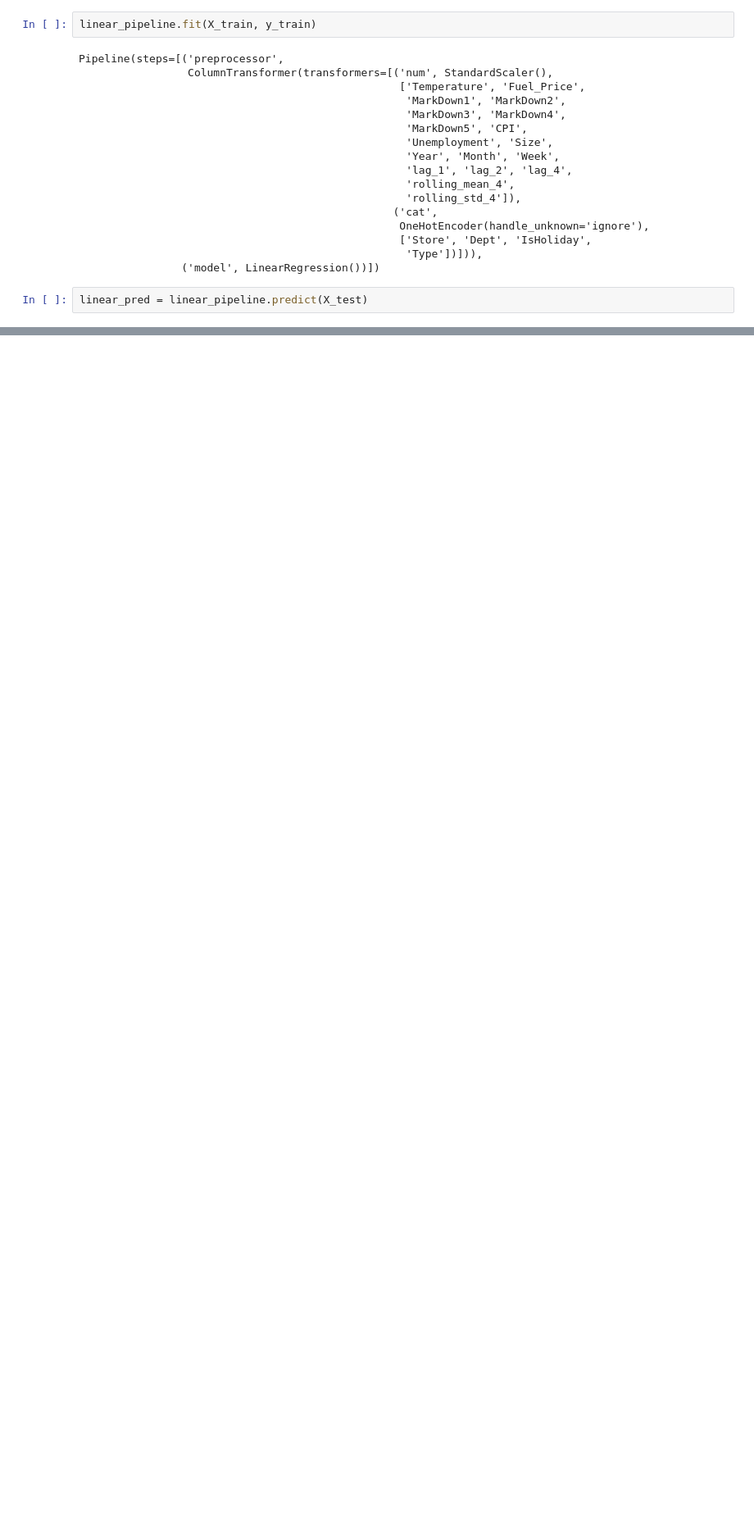
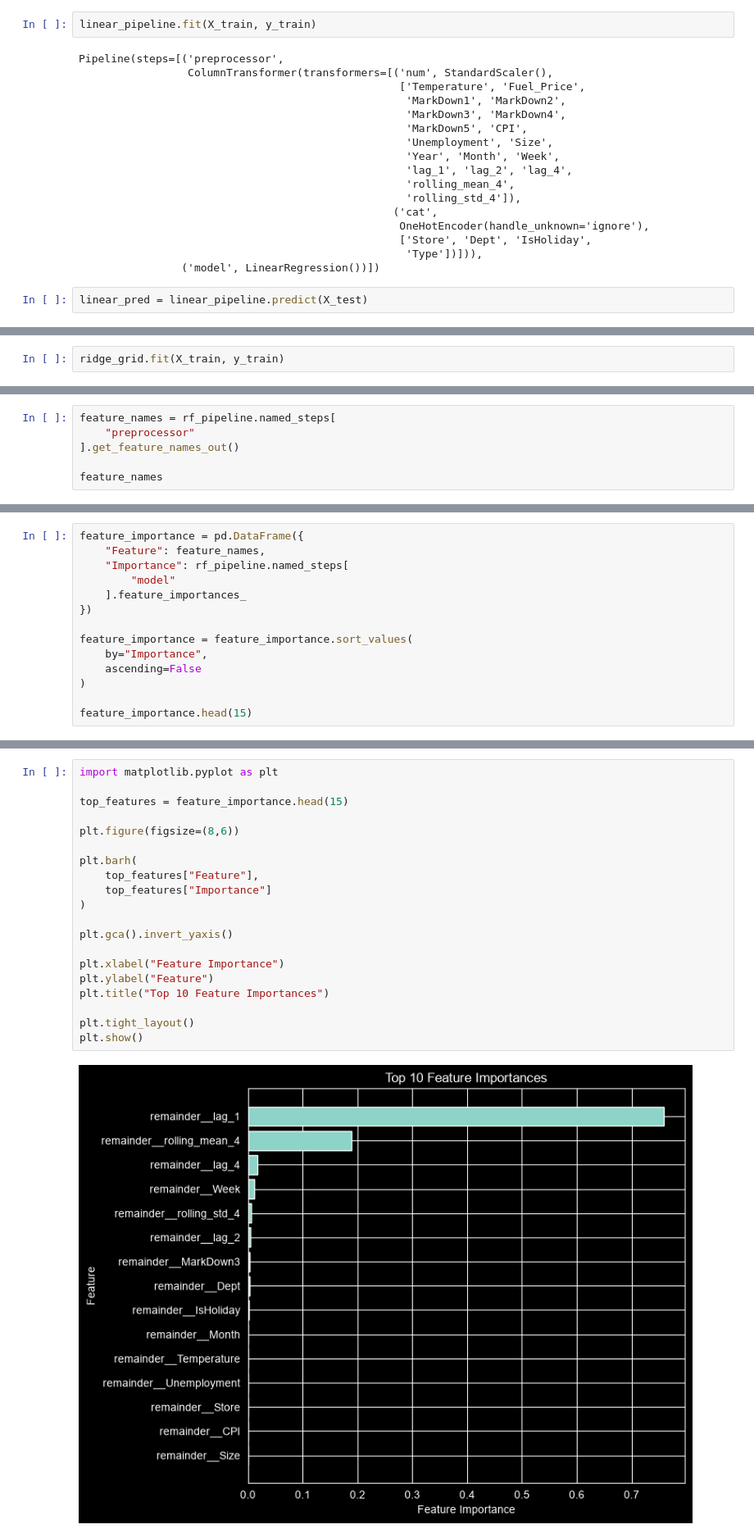
Before and after one commit to tuyettran15999/Walmart-Demand-Forecasting, a Jupyter notebook: notebook/05_Machine_Learning_Models.ipynb, the cells around one changed output, grey strips where cells are left out. Shown at 82% size. Saved outputs shown, nothing was run; the diff lists cells and outputs as text; blank space fills up the shorter version.

```diff
--- a/notebook/05_Machine_Learning_Models.ipynb
+++ b/notebook/05_Machine_Learning_Models.ipynb
@@ -240,0 +309,2 @@ linear_pred = linear_pipeline.predict(X_test)
+# %%
+ridge_grid.fit(X_train, y_train)
@@ -240,0 +488,6 @@ linear_pred = linear_pipeline.predict(X_test)
+# %%
+feature_names = rf_pipeline.named_steps[
+    "preprocessor"
+].get_feature_names_out()
+
+feature_names
@@ -240,0 +505,14 @@ linear_pred = linear_pipeline.predict(X_test)
+# %%
+feature_importance = pd.DataFrame({
+    "Feature": feature_names,
+    "Importance": rf_pipeline.named_steps[
+        "model"
+    ].feature_importances_
+})
+
+feature_importance = feature_importance.sort_values(
+    by="Importance",
+    ascending=False
+)
+
+feature_importance.head(15)
@@ -240,0 +536,22 @@ linear_pred = linear_pipeline.predict(X_test)
+# %%
+import matplotlib.pyplot as plt
+
+top_features = feature_importance.head(15)
+
+plt.figure(figsize=(8,6))
+
+plt.barh(
+    top_features["Feature"],
+    top_features["Importance"]
+)
+
+plt.gca().invert_yaxis()
+
+plt.xlabel("Feature Importance")
+plt.ylabel("Feature")
+plt.title("Top 10 Feature Importances")
+
+plt.tight_layout()
+plt.show()
+# %% [output]
+[figure, added]
```
Also changed, not shown: parts of 36 cells of this notebook.
